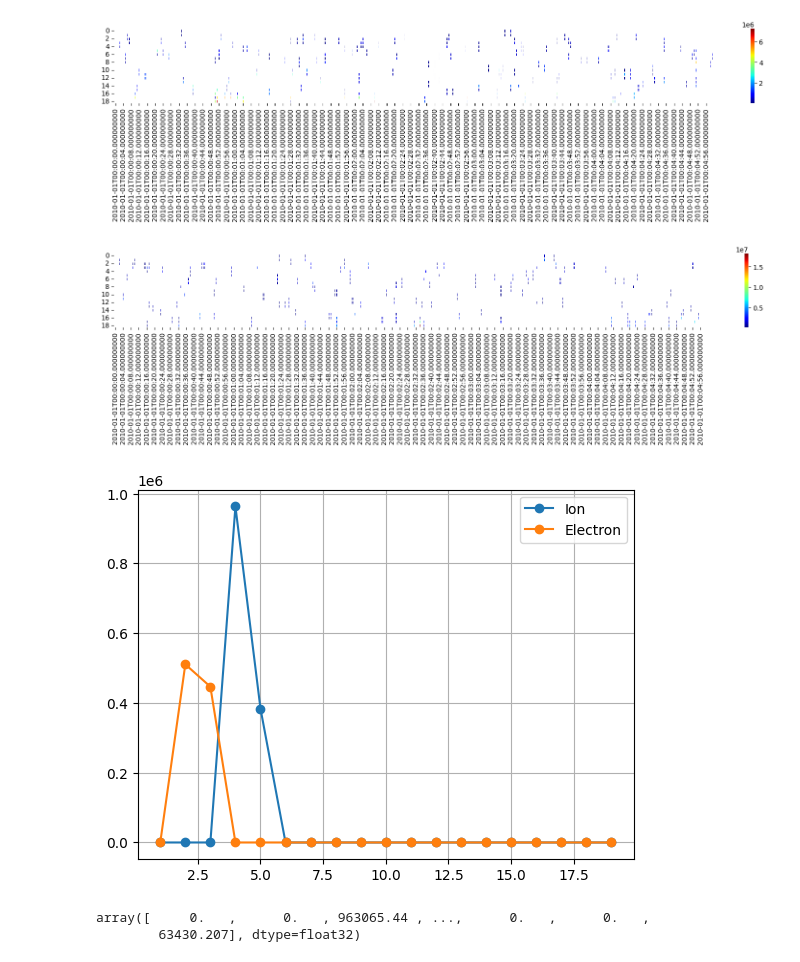
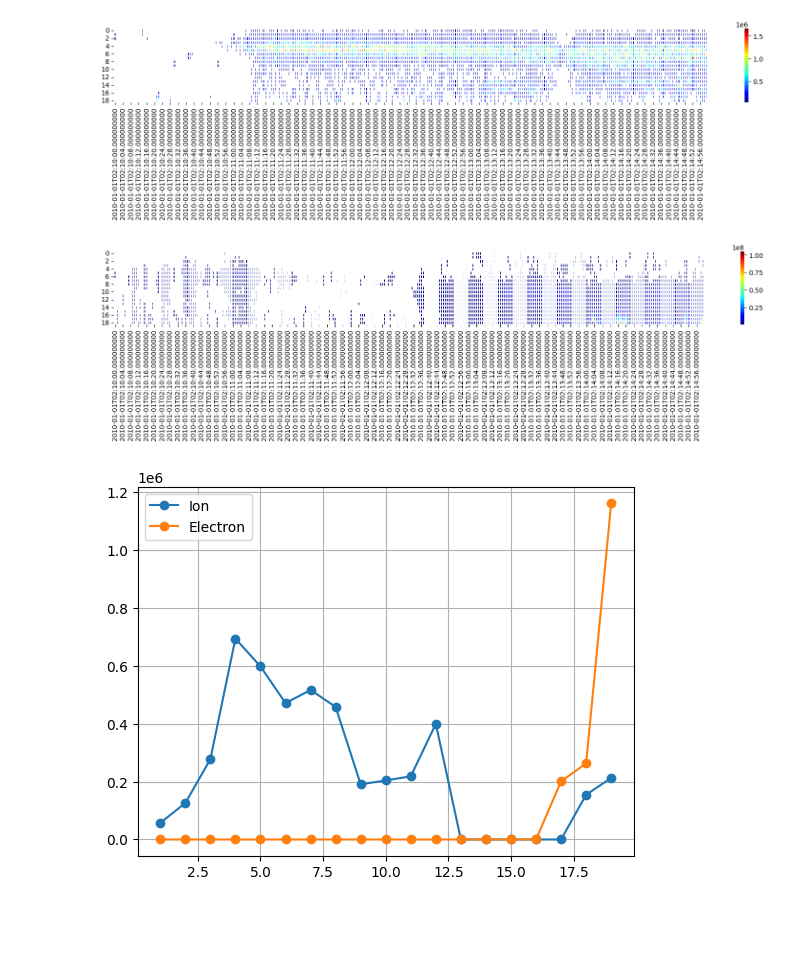
Before and after one commit to umeyuu/Prediction-of-Satellite-Potential-Using-Solar-Wind-Data, a Jupyter notebook: satelite_data.ipynb, the cells around one changed output. Cells and saved outputs as stored; diff of their text form; code cells hidden in the pictures; blank space fills up the shorter version.

```diff
--- a/satelite_data.ipynb
+++ b/satelite_data.ipynb
@@ -5,7 +5,7 @@ import pandas as pd
 import matplotlib.pyplot as plt
 import seaborn as sns
 # %%
-path = 'dmsp-f16_ssj_precipitating-electrons-ions_20100101_v1.1.2.cdf'
+path = 'DATA/dmsp-f16_ssj_precipitating-electrons-ions_20100101_v1.1.2.cdf'
 cdflib.cdf_to_xarray(path)
 # %% [output]
 <xarray.Dataset>
@@ -36,20 +36,25 @@ from datetime import datetime
 a = cdflib.cdfepoch.unixtime(cdf_file['Epoch'])
 date = [datetime.utcfromtimestamp(aa) for aa in a]
 # %%
-df_ion = pd.DataFrame(ion.T[:, :300], columns=date[:300])
+st = 7800
+et = st + 300
+df_ion = pd.DataFrame(ion.T[:, st:et], columns=date[st:et])
 df_ion_mask = (df_ion == 0)
 plt.figure(figsize=(20,2))
 sns.heatmap(df_ion, linewidths = 1,cmap = "jet", mask = df_ion_mask)
 plt.show()
 # %% [output]
-[figure, old version]
+[figure, new version]
 # %%
-df_ele = pd.DataFrame(ele.T[:, :300], columns=date[:300])
+st = 7800
+et = st + 300
+
+df_ele = pd.DataFrame(ele.T[:, st:et], columns=date[st:et])
 df_ele_mask = (df_ele == 0)
 plt.figure(figsize=(20,2))
 sns.heatmap(df_ele, linewidths = 1,cmap = "jet", mask = df_ele_mask);
 # %% [output]
-[figure, old version]
+[figure, new version]
 # %%
 def plot_fig(id, ion, ele):
     plt.plot(list(range(1, 20)), ion[id], marker='o', label='Ion')
@@ -57,11 +62,6 @@ def plot_fig(id, ion, ele):
     plt.grid()
     plt.legend()
 
-plot_fig(2, ion, ele)
+plot_fig(7900, ion, ele)
 # %% [output]
-[figure, old version]
+[figure, new version]
-# %%
-ion.max(axis=1)
-# %% [output]
-array([     0.   ,      0.   , 963065.44 , ...,      0.   ,      0.   ,
-        63430.207], dtype=float32)
```
Also changed, not shown: parts of 2 cells of this notebook, 3 other files.
